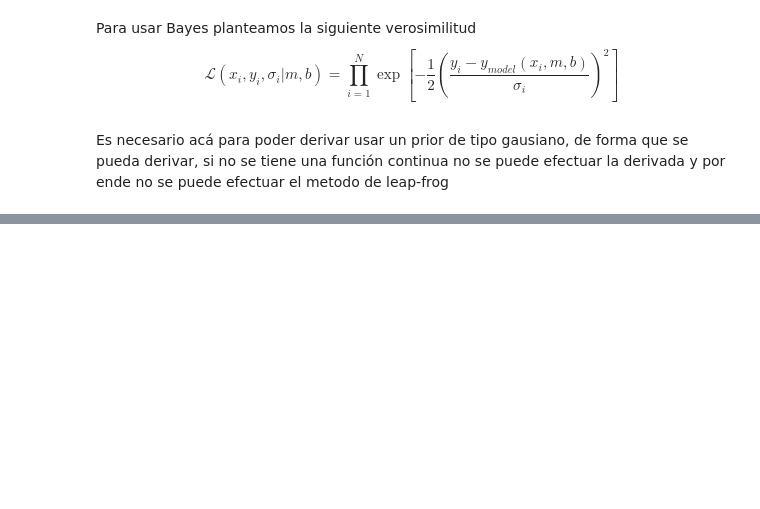
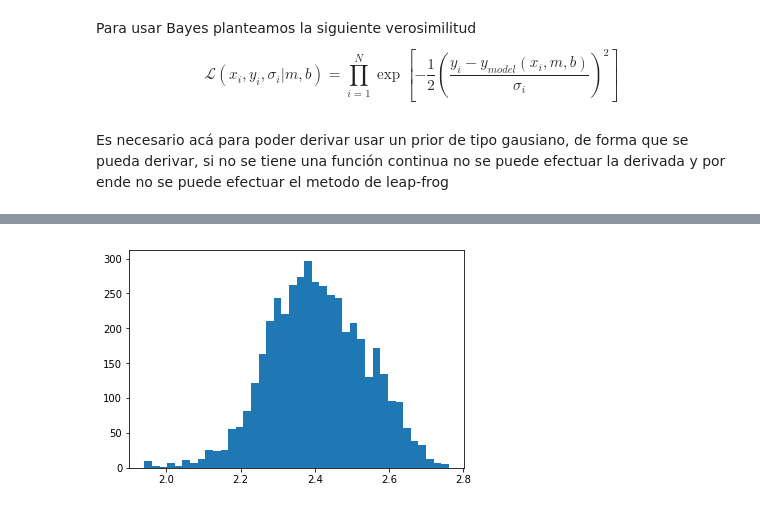
Before and after one commit to JoseMontanaC/Metodos_Computacionales, a Jupyter notebook: Repaso_Ejercicios/Ejercicio_7/Ejercicio_7.ipynb, the cells around one changed output, grey strips where cells are left out. Saved outputs shown, nothing was run; the diff lists cells and outputs as text; code cells hidden in the pictures; blank space fills up the shorter version.

```diff
--- a/Repaso_Ejercicios/Ejercicio_7/Ejercicio_7.ipynb
+++ b/Repaso_Ejercicios/Ejercicio_7/Ejercicio_7.ipynb
@@ -518,0 +532,4 @@ plt.legend()
+# %%
+_=plt.hist(m[500:], bins=40)
+# %% [output]
+[figure, added]
```
Also changed, not shown: parts of 11 cells of this notebook.
